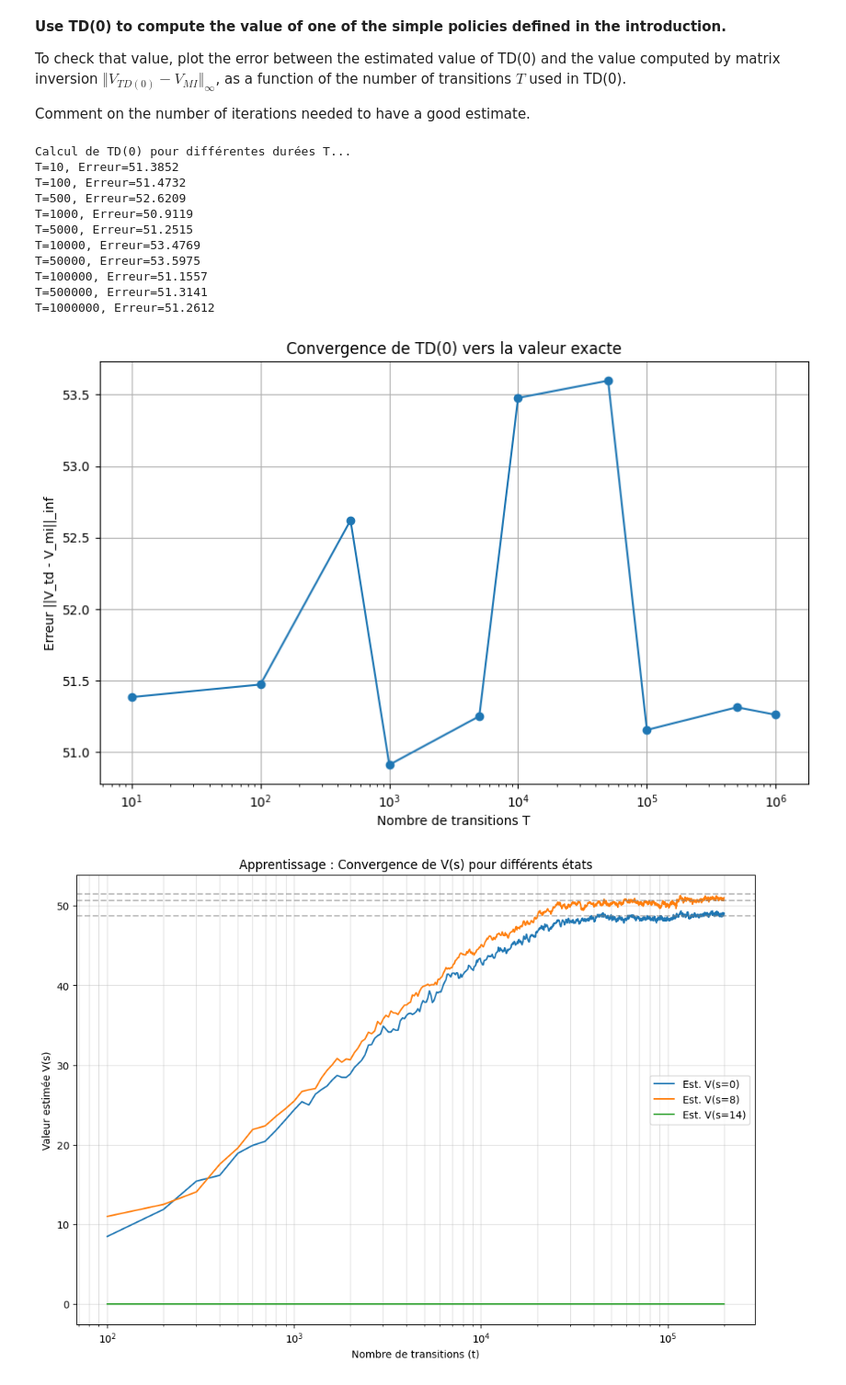
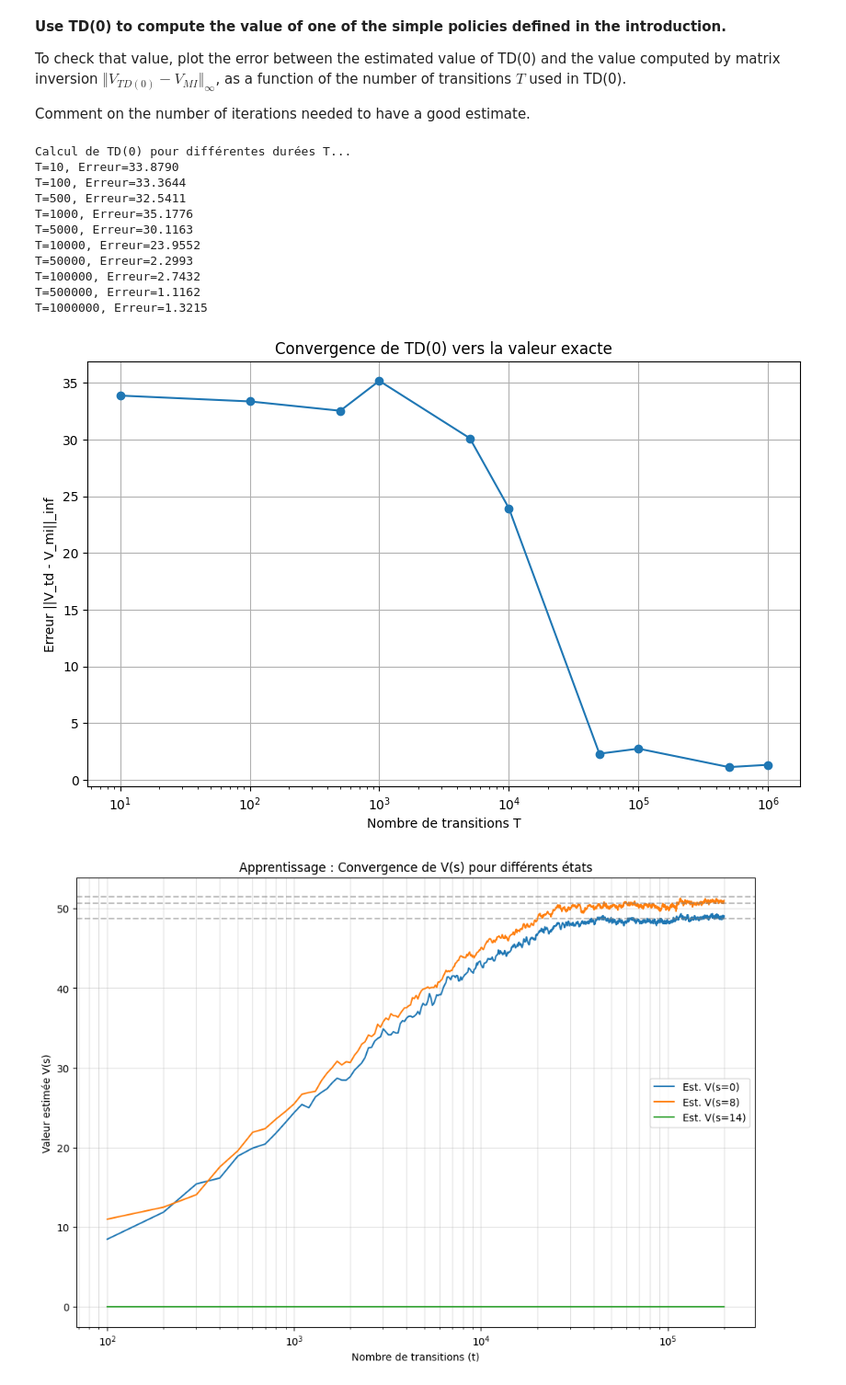
Before and after one commit to milanolivia/apprentissage_seq, a Jupyter notebook: TD0_QLearning.ipynb, the cells around one changed output. Shown at 92% size. Cells and saved outputs as stored; diff of their text form; code cells hidden in the pictures.

```diff
--- a/TD0_QLearning.ipynb
+++ b/TD0_QLearning.ipynb
@@ -335,43 +335,43 @@ Comment on the number of iterations needed to have a good estimate.
 # %%
 T_values = [10, 100, 500, 1000, 5000, 10000, 50000, 100000, 500000, 1000000] # truncation of the infinite sum
 
 # V_TD0 = TD0(PiUniform,T)
-V_matrix_inversion = EvaluatePolicy(PiThreshold)
+V_matrix_inversion = EvaluatePolicy(PiConstant)
 errors = []
 
 print("Calcul de TD(0) pour différentes durées T...")
 
 for T in T_values:
     # TD0 calculation
-    V_td = TD0(PiThreshold, T)
+    V_td = TD0(PiConstant, T)
 
     # Calculate the error (Infinite Norm = Max absolute value of the difference)
     error = np.max(np.abs(V_td - V_matrix_inversion))
     errors.append(error)
     print(f"T={T}, Erreur={error:.4f}")
 
 # Plot
 plt.figure(figsize=(10, 6))
 plt.plot(T_values, errors, marker='o', linestyle='-')
 plt.xscale('log')
 plt.xlabel('Nombre de transitions T')
 plt.ylabel('Erreur ||V_td - V_mi||_inf')
 plt.title('Convergence de TD(0) vers la valeur exacte')
 plt.grid(True)
 plt.show()
 # %% [output]
 Calcul de TD(0) pour différentes durées T...
-T=10, Erreur=51.3852
-T=100, Erreur=51.4732
-T=500, Erreur=52.6209
-T=1000, Erreur=50.9119
-T=5000, Erreur=51.2515
-T=10000, Erreur=53.4769
-T=50000, Erreur=53.5975
-T=100000, Erreur=51.1557
-T=500000, Erreur=51.3141
-T=1000000, Erreur=51.2612
+T=10, Erreur=33.8790
+T=100, Erreur=33.3644
+T=500, Erreur=32.5411
+T=1000, Erreur=35.1776
+T=5000, Erreur=30.1163
+T=10000, Erreur=23.9552
+T=50000, Erreur=2.2993
+T=100000, Erreur=2.7432
+T=500000, Erreur=1.1162
+T=1000000, Erreur=1.3215
-[figure, old version]
+[figure, new version]
 # %%
 import numpy as np
 import matplotlib.pyplot as plt
```
Also changed, not shown: parts of 1 cell of this notebook.
